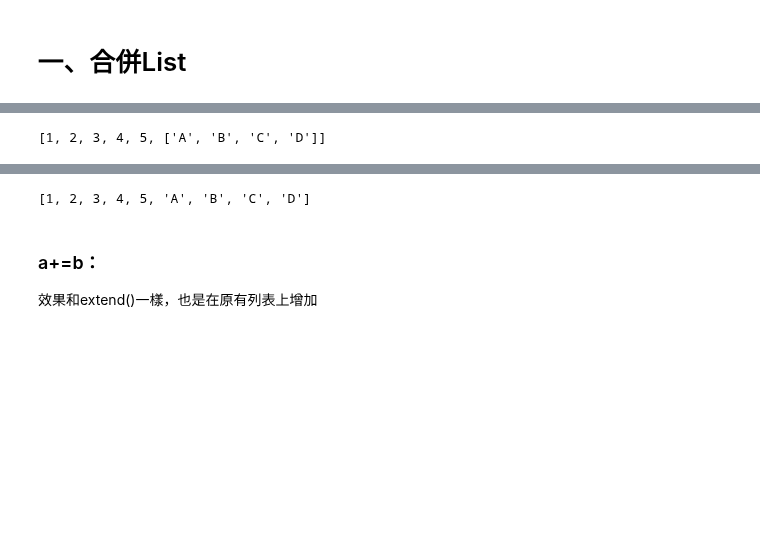
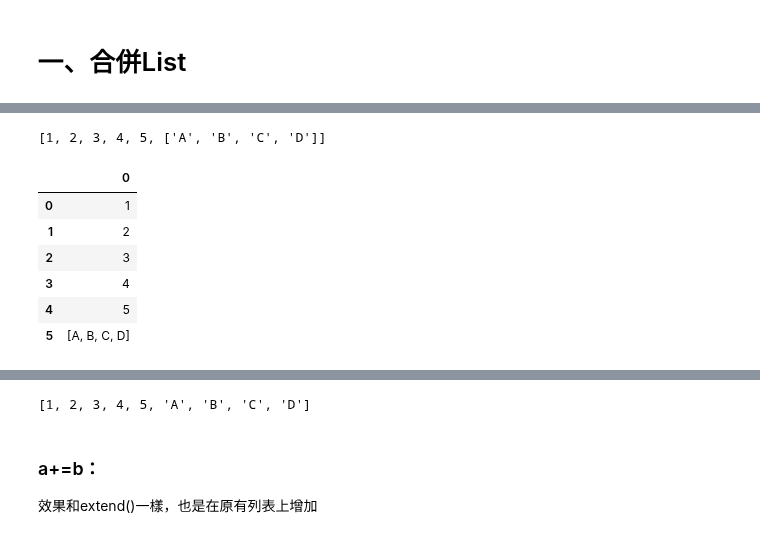
Before and after one commit to ricky4235/Python, a Jupyter notebook: 0_Basic/合併&加入資料(列表、字典、數組).ipynb, the cells around one changed output, grey strips where cells are left out. Cells and saved outputs as stored; diff of their text form; code cells hidden in the pictures; blank space fills up the shorter version.

```diff
--- a/0_Basic/合併&加入資料(列表、字典、數組).ipynb
+++ b/0_Basic/合併&加入資料(列表、字典、數組).ipynb
@@ -19,7 +55,20 @@ print(a)
 # %%
+#一般List
 a = [1,2,3,4,5]
-b = ['A','B','C','D']
+b = ['A','B','C','D'] #直接將b list放入a的末位
 a.append(b)
 print(a)
+
+#在DataFrame中的型態
+import pandas as pd
+df = pd.DataFrame(a)
+df
 # %% [output]
 [1, 2, 3, 4, 5, ['A', 'B', 'C', 'D']]
+|  | 0 |
+| 0 | 1 |
+| 1 | 2 |
+| 2 | 3 |
+| 3 | 4 |
+| 4 | 5 |
+| 5 | [A, B, C, D] |
```
Also changed, not shown: parts of 11 cells of this notebook, 3 other files.
